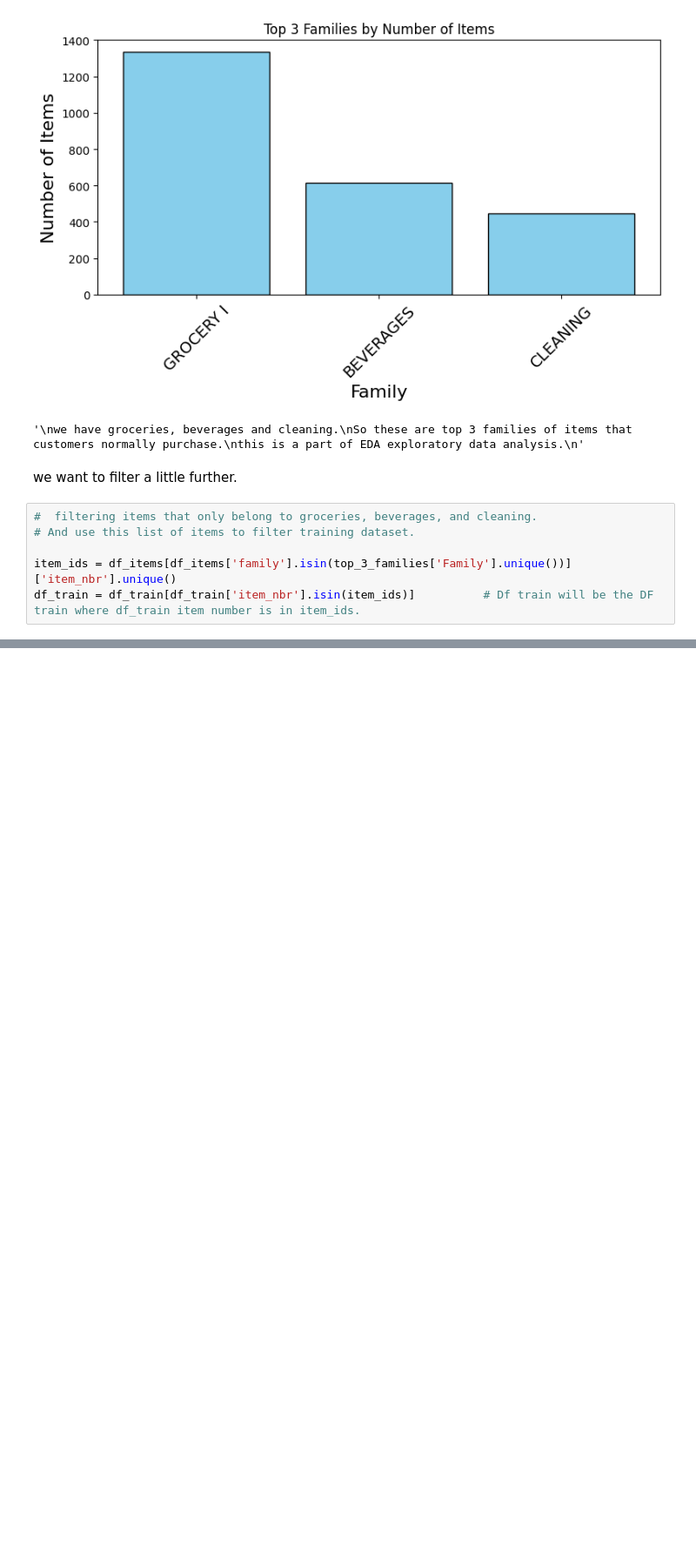
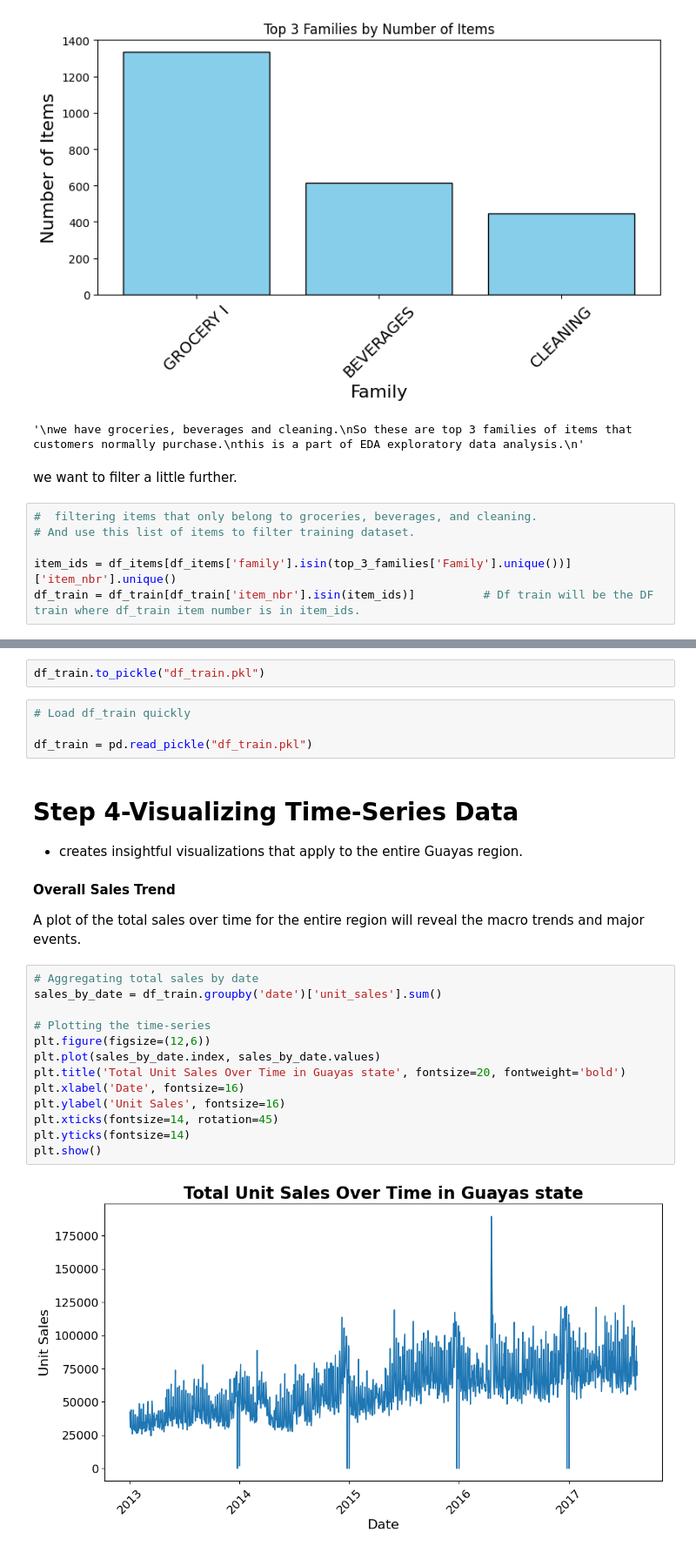
Before and after one commit to Onyi-RICH/Retail_Demand_Forcast, a Jupyter notebook: data_prep.ipynb, the cells around one changed output, grey strips where cells are left out. Shown at 87% size. Saved outputs shown, nothing was run; the diff lists cells and outputs as text; blank space fills up the shorter version.

Commit message:
Week 1: Guayas EDA + feature prep

```diff
--- a/data_prep.ipynb
+++ b/data_prep.ipynb
@@ -187,0 +512,29 @@ df_train = df_train[df_train['item_nbr'].isin(item_ids)]          # Df train wil
+# %%
+df_train.to_pickle("df_train.pkl")
+# %%
+# Load df_train quickly
+
+df_train = pd.read_pickle("df_train.pkl")
+# %% [markdown]
+# Step 4-Visualizing Time-Series Data
+
+- creates insightful visualizations that apply to the entire Guayas region.
+# %% [markdown]
+**Overall Sales Trend**
+
+A plot of the total sales over time for the entire region will reveal the macro trends and major events.
+# %%
+# Aggregating total sales by date
+sales_by_date = df_train.groupby('date')['unit_sales'].sum()
+
+# Plotting the time-series
+plt.figure(figsize=(12,6))
+plt.plot(sales_by_date.index, sales_by_date.values)
+plt.title('Total Unit Sales Over Time in Guayas state', fontsize=20, fontweight='bold')
+plt.xlabel('Date', fontsize=16)
+plt.ylabel('Unit Sales', fontsize=16)
+plt.xticks(fontsize=14, rotation=45)
+plt.yticks(fontsize=14)
+plt.show()
+# %% [output]
+[figure, added]
```
Also changed, not shown: parts of 58 cells of this notebook.
